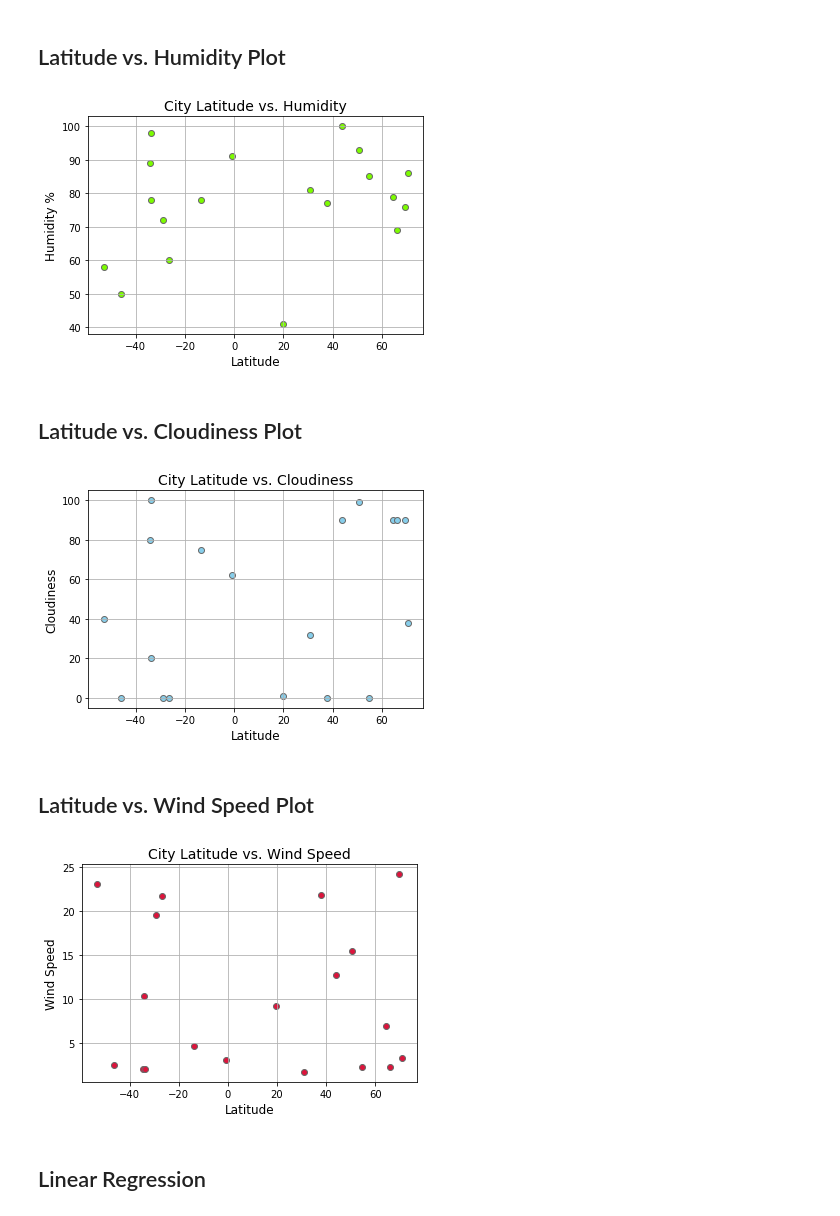
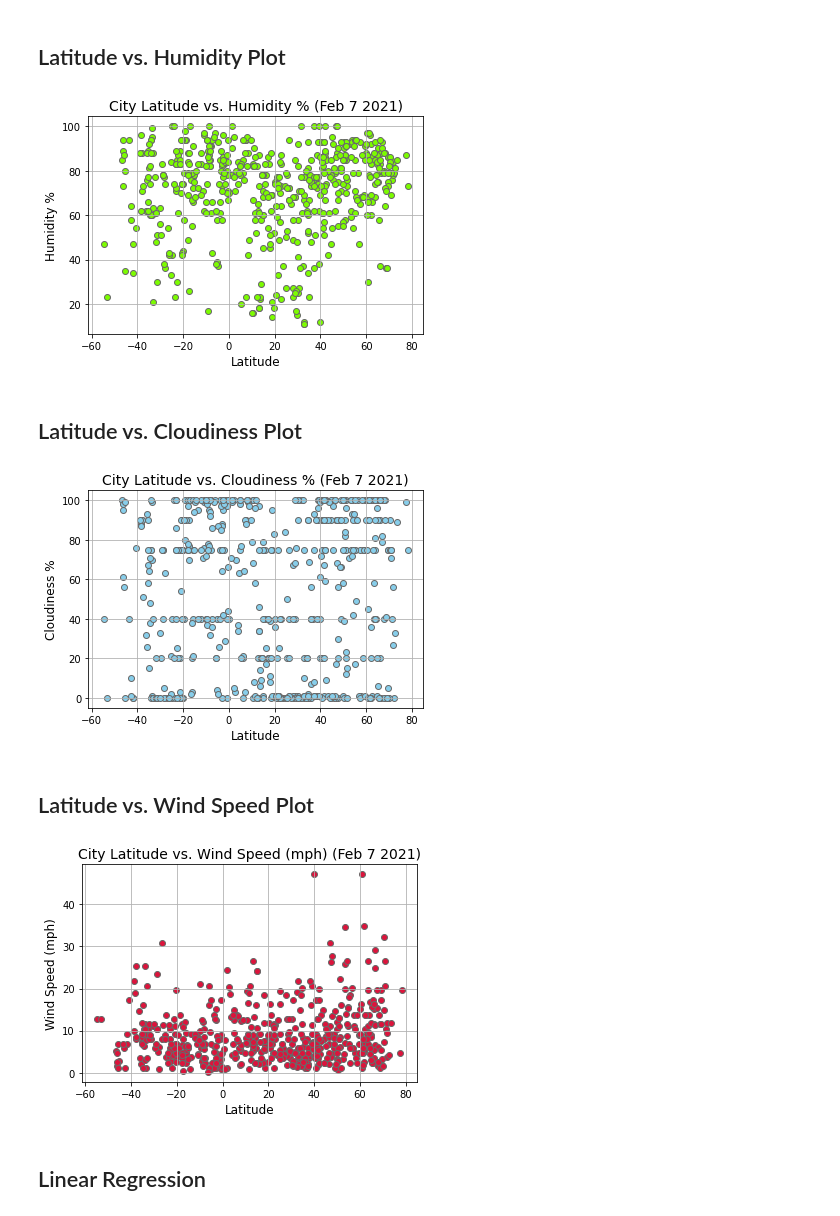
Before and after one commit to NHoyer95/python-api-challenge, a Jupyter notebook: WeatherPy/WeatherPy.ipynb, the cells around one changed output. Cells and saved outputs as stored; diff of their text form; code cells hidden in the pictures.

Commit message:
Plotting for full random sample complete

```diff
--- a/WeatherPy/WeatherPy.ipynb
+++ b/WeatherPy/WeatherPy.ipynb
@@ -33,8 +33,8 @@ lat_lngs = []
 cities = []
 
 # Create a set of random lat and lng combinations
-lats = np.random.uniform(lat_range[0], lat_range[1], size=25)
-lngs = np.random.uniform(lng_range[0], lng_range[1], size=25)
+lats = np.random.uniform(lat_range[0], lat_range[1], size=1500)
+lngs = np.random.uniform(lng_range[0], lng_range[1], size=1500)
 lat_lngs = zip(lats, lngs)
 
 # Identify nearest city for each lat, lng combination
@@ -205,7 +212,7 @@ plt.show()
 plt.scatter(clean_city_data["Lat"], clean_city_data["Humidity"], marker="o", facecolors="lawngreen", edgecolors="dimgrey")
 
 # Add labels, title, limits & grid
-plt.title("City Latitude vs. Humidity", fontsize=14)
+plt.title("City Latitude vs. Humidity % (Feb 7 2021)", fontsize=14)
 plt.ylabel("Humidity %", fontsize=12)
 plt.xlabel("Latitude", fontsize=12)
 plt.grid()
@@ -214,7 +221,7 @@ plt.grid()
 plt.savefig("../output_data/latitude-vs-humidity.png")
 plt.show()
 # %% [output]
-[figure, old version]
+[figure, new version]
 # %% [markdown]
 ## Latitude vs. Cloudiness Plot
 # %%
@@ -222,8 +229,8 @@ plt.show()
 plt.scatter(clean_city_data["Lat"], clean_city_data["Cloudiness"], marker="o", facecolors="skyblue", edgecolors="dimgrey")
 
 # Add labels, title, limits & grid
-plt.title("City Latitude vs. Cloudiness", fontsize=14)
-plt.ylabel("Cloudiness", fontsize=12)
+plt.title("City Latitude vs. Cloudiness % (Feb 7 2021)", fontsize=14)
+plt.ylabel("Cloudiness %", fontsize=12)
 plt.xlabel("Latitude", fontsize=12)
 plt.grid()
 
@@ -231,23 +238,23 @@ plt.grid()
 plt.savefig("../output_data/latitude-vs-cloudiness.png")
 plt.show()
 # %% [output]
-[figure, old version]
+[figure, new version]
 # %% [markdown]
 ## Latitude vs. Wind Speed Plot
 # %%
 # Create scatter plot
 plt.scatter(clean_city_data["Lat"], clean_city_data["Wind Speed"], marker="o", facecolors="crimson", edgecolors="dimgrey")
 
 # Add labels, title, limits & grid
-plt.title("City Latitude vs. Wind Speed", fontsize=14)
-plt.ylabel("Wind Speed", fontsize=12)
+plt.title("City Latitude vs. Wind Speed (mph) (Feb 7 2021)", fontsize=14)
+plt.ylabel("Wind Speed (mph)", fontsize=12)
 plt.xlabel("Latitude", fontsize=12)
 plt.grid()
 
 # Display and Save plot
 plt.savefig("../output_data/latitude-vs-windspeed.png")
 plt.show()
 # %% [output]
-[figure, old version]
+[figure, new version]
 # %% [markdown]
 ## Linear Regression
```
Also changed, not shown: parts of 16 cells of this notebook, 13 other files.
